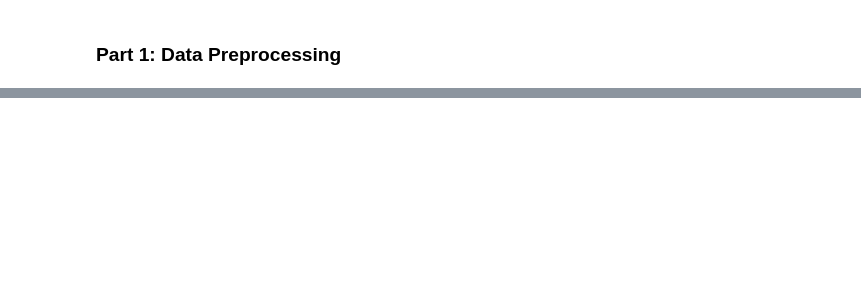
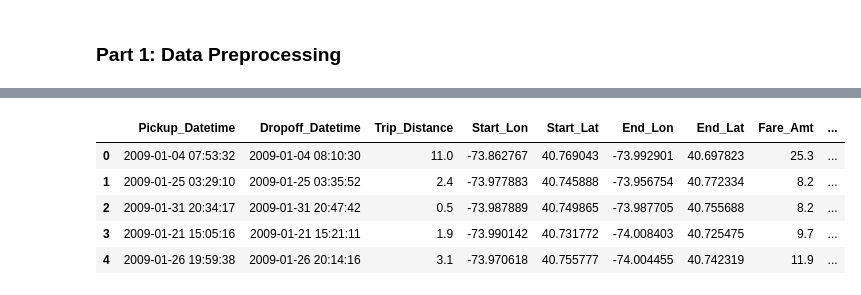
Before and after one commit to powerzbt/NYC_taxi_Trip_Analysis, a Jupyter notebook: Final Project.ipynb, the cells around one changed output, grey strips where cells are left out. Cells and saved outputs as stored; diff of their text form; code cells hidden in the pictures; blank space fills up the shorter version.

```diff
--- a/Final Project.ipynb
+++ b/Final Project.ipynb
@@ -136,0 +289,10 @@ Processing 2009-12
+# %%
+def haversine_distance(lat1: float, lon1: float, lat2: float, lon2: float) -> float:
+    # Haversine formula for calculating the distance between two points on Earth
+    R = 6371  # Earth's radius in kilometers
+    lat1, lon1, lat2, lon2 = map(np.radians, [lat1, lon1, lat2, lon2])
+    dlat = lat2 - lat1
+    dlon = lon2 - lon1
+    a = np.sin(dlat / 2) ** 2 + np.cos(lat1) * np.cos(lat2) * np.sin(dlon / 2) ** 2
+    c = 2 * np.arctan2(np.sqrt(a), np.sqrt(1 - a))
+    return R * c
@@ -136,0 +317,15 @@ Processing 2009-12
+# %%
+# load the CSV file into a Pandas dataframe
+yellow_taxi_dataset = pd.read_csv("sampled_taxi_data_2009_2015.csv")
+# %%
+# apply the 'add_distance_features' function to the dataframe to add new columns with distance-related features
+yellow_taxi_dataset = add_distance_features(yellow_taxi_dataset)
+# %%
+yellow_taxi_dataset.head()
+# %% [output]
+|  | Pickup_Datetime | Dropoff_Datetime | Trip_Distance | Start_Lon | Start_Lat | End_Lon | End_Lat | Fare_Amt | ... |
+| 0 | 2009-01-04 07:53:32 | 2009-01-04 08:10:30 | 11.0 | -73.862767 | 40.769043 | -73.992901 | 40.697823 | 25.3 | ... |
+| 1 | 2009-01-25 03:29:10 | 2009-01-25 03:35:52 | 2.4 | -73.977883 | 40.745888 | -73.956754 | 40.772334 | 8.2 | ... |
+| 2 | 2009-01-31 20:34:17 | 2009-01-31 20:47:42 | 0.5 | -73.987889 | 40.749865 | -73.987705 | 40.755688 | 8.2 | ... |
+| 3 | 2009-01-21 15:05:16 | 2009-01-21 15:21:11 | 1.9 | -73.990142 | 40.731772 | -74.008403 | 40.725475 | 9.7 | ... |
+| 4 | 2009-01-26 19:59:38 | 2009-01-26 20:14:16 | 3.1 | -73.970618 | 40.755777 | -74.004455 | 40.742319 | 11.9 | ... |
```
Also changed, not shown: parts of 44 cells of this notebook.
